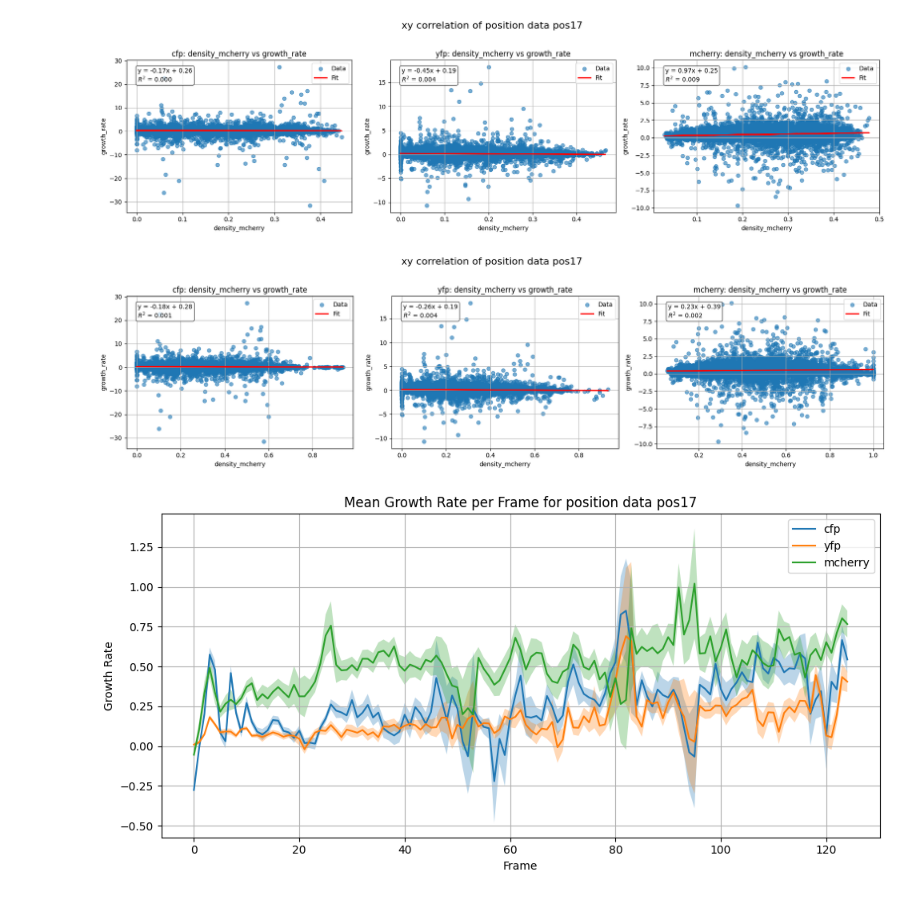
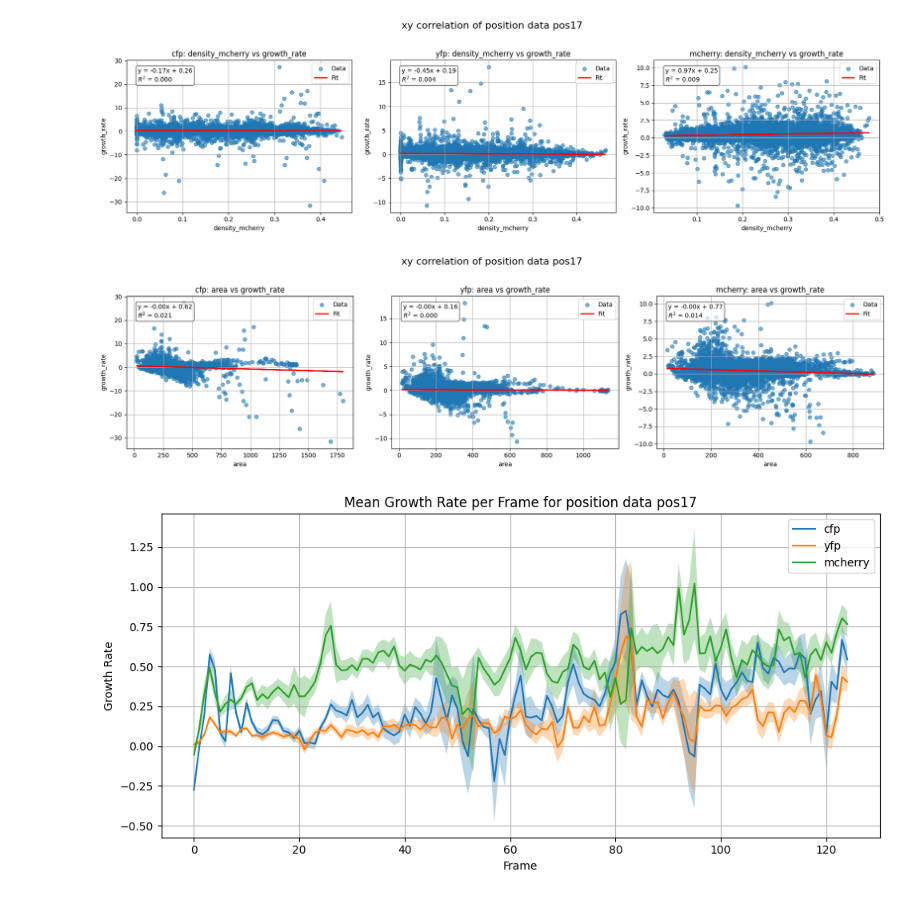
Before and after one commit to Microbial-Systems-Ecology/midap-tools, a Jupyter notebook: notebooks/test_3family.ipynb, the cells around one changed output. Saved outputs shown, nothing was run; the diff lists cells and outputs as text; code cells hidden in the pictures.

```diff
--- a/notebooks/test_3family.ipynb
+++ b/notebooks/test_3family.ipynb
@@ -51,14 +41,14 @@ Calculating neighborhoods of all channels in a radius of 50 px
 Calculate neighborhoods for position pos17
 # %%
 exp.plot_xy_correlation("density_mcherry","growth_rate")
-exp2.plot_xy_correlation("density_mcherry","growth_rate")
+exp2.plot_xy_correlation("area","growth_rate")
 
 
 exp.plot_rates()
 
 exp.plot_selected_frame(3)
 # %% [output]
 [figure]
-[figure, old version]
+[figure, new version]
 [figure]
 [figure]
```
Also changed, not shown: parts of 1 cell of this notebook, 3 other files.
